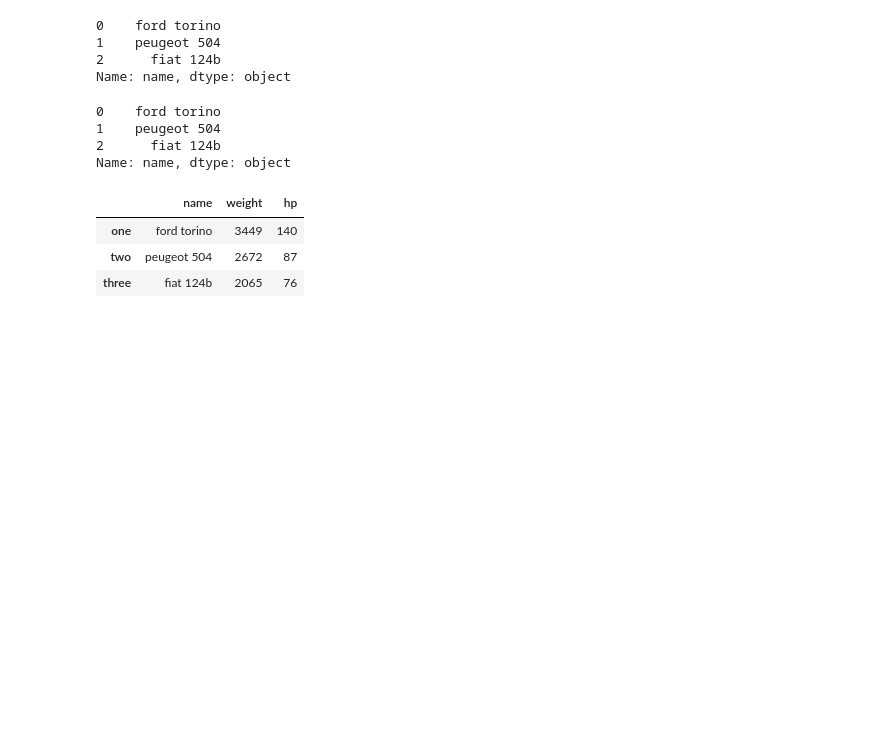
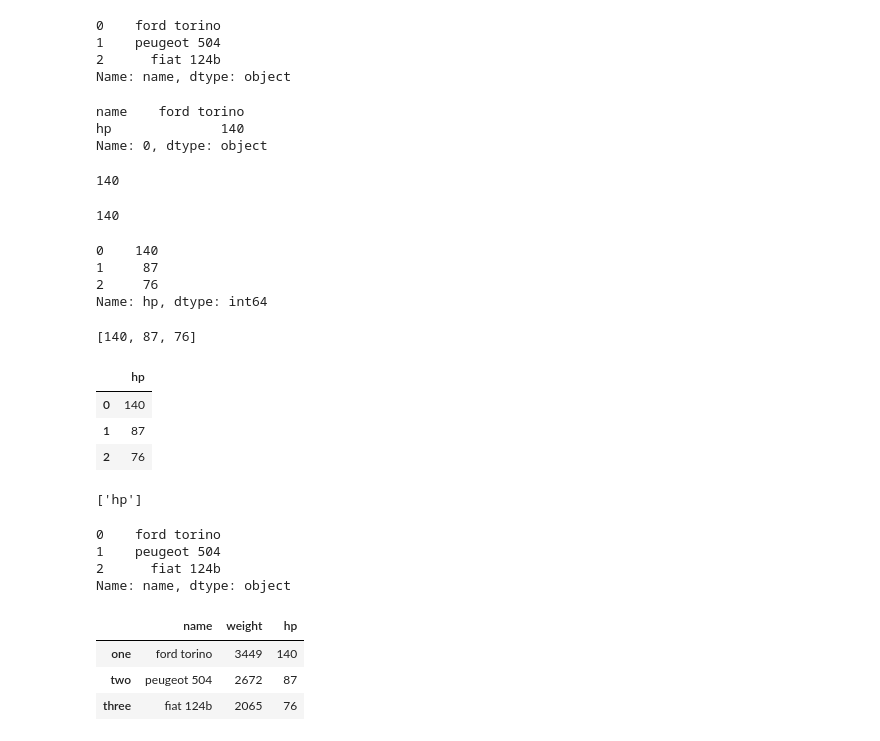
Before and after one commit to larikhin/Data_Analysis_ML, a Jupyter notebook: 4 pandas/4_edu_pandas_df_series.ipynb, the cells around one changed output. Drawn from its saved outputs; the diff is of its cells as text; code cells hidden in the pictures; blank space fills up the shorter version.

```diff
--- a/4 pandas/4_edu_pandas_df_series.ipynb
+++ b/4 pandas/4_edu_pandas_df_series.ipynb
@@ -94,6 +100,42 @@ cars_frame['name']
 1    peugeot 504
 2      fiat 124b
 Name: name, dtype: object
+# %%
+cars_frame.iloc[0]
+# %% [output]
+name    ford torino
+hp              140
+Name: 0, dtype: object
+# %%
+cars_frame.iloc[0]['hp']
+# %% [output]
+140
+# %%
+cars_frame['hp'][0]
+# %% [output]
+140
+# %%
+cars_frame[['hp'][0]]
+# %% [output]
+0    140
+1     87
+2     76
+Name: hp, dtype: int64
+# %%
+list(cars_frame[['hp'][0]])
+# %% [output]
+[140, 87, 76]
+# %%
+cars_frame[['hp']]
+# %% [output]
+|  | hp |
+| 0 | 140 |
+| 1 | 87 |
+| 2 | 76 |
+# %%
+list(cars_frame[['hp']])
+# %% [output]
+['hp']
 # %%
 cars_frame.name
 # %% [output]
```
Also changed, not shown: parts of 2 cells of this notebook.
